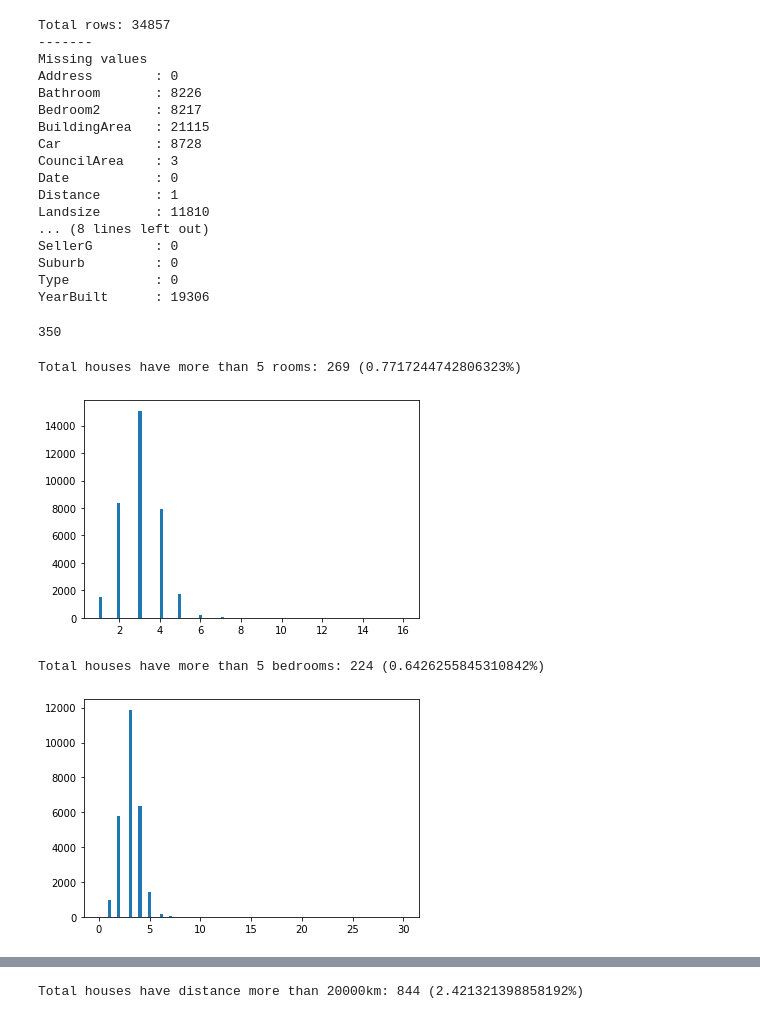
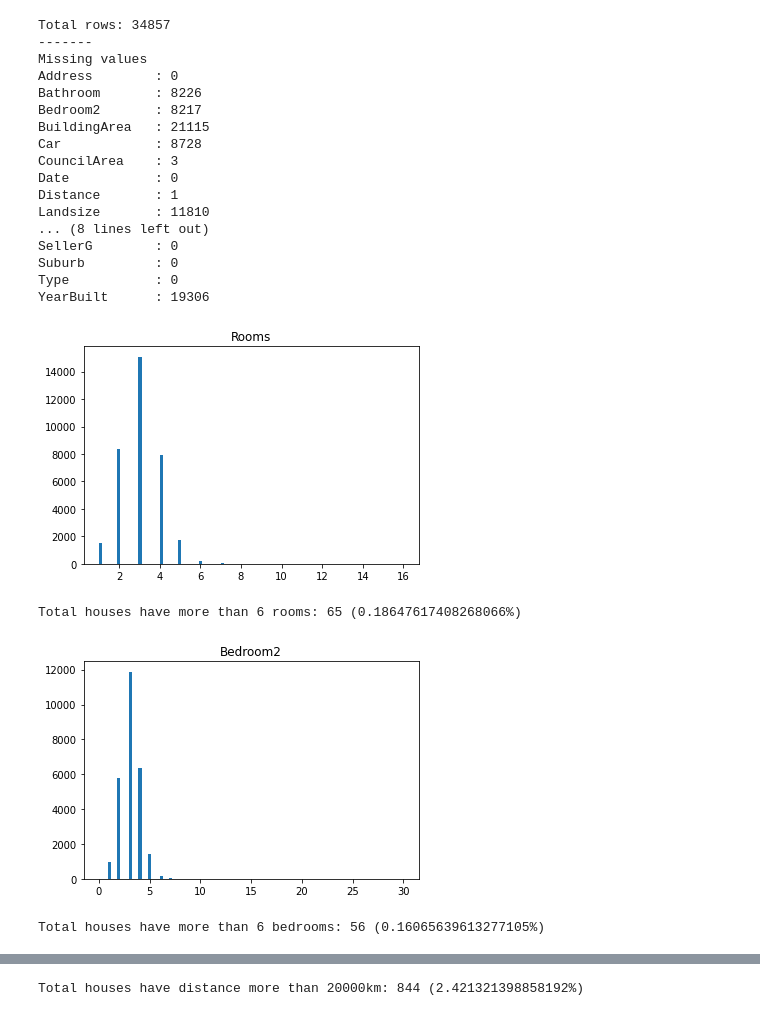
Before and after one commit to tailtq/ml-learning, a Jupyter notebook: ml-08/03_melbourne_housing_market.ipynb, the cells around one changed output, grey strips where cells are left out. Cells and saved outputs as stored; diff of their text form; code cells hidden in the pictures.

```diff
--- a/ml-08/03_melbourne_housing_market.ipynb
+++ b/ml-08/03_melbourne_housing_market.ipynb
@@ -118,7 +121,3 @@ SellerG        : 0
 Suburb         : 0
 Type           : 0
 YearBuilt      : 19306
-# %%
-((df["Rooms"] - df["Bedroom2"] - df["Bathroom"]) >= 0).sum()
-# %% [output]
-350
@@ -125,19 +126,23 @@ YearBuilt      : 19306
 # %%
-plt.hist(df["Rooms"], 100);
+plt.hist(df["Rooms"], 100)
+plt.title("Rooms")
+plt.show()
 
 # There are a few houses having rooms greater than 5, which is likely contribute to the noise
-room_limit = 5
+room_limit = 6
 total_house_above_limit = (df["Rooms"] > room_limit).sum()
 print(f"Total houses have more than {room_limit} rooms: {total_house_above_limit} ({total_house_above_limit / len(df) * 100}%)")
 # %% [output]
+[figure, new version]
-Total houses have more than 5 rooms: 269 (0.7717244742806323%)
+Total houses have more than 6 rooms: 65 (0.18647617408268066%)
-[figure, old version]
 # %%
-plt.hist(df["Bedroom2"], 100);
+plt.hist(df["Bedroom2"], 100)
+plt.title("Bedroom2")
+plt.show()
 
-bedroom_limit = 5
+bedroom_limit = 6
 total_house_above_limit = (df["Bedroom2"] > bedroom_limit).sum()
 print(f"Total houses have more than {bedroom_limit} bedrooms: {total_house_above_limit} ({total_house_above_limit / len(df) * 100}%)")
 # %% [output]
+[figure, new version]
-Total houses have more than 5 bedrooms: 224 (0.6426255845310842%)
+Total houses have more than 6 bedrooms: 56 (0.16065639613277105%)
-[figure, old version]
```
Also changed, not shown: parts of 48 cells of this notebook.
